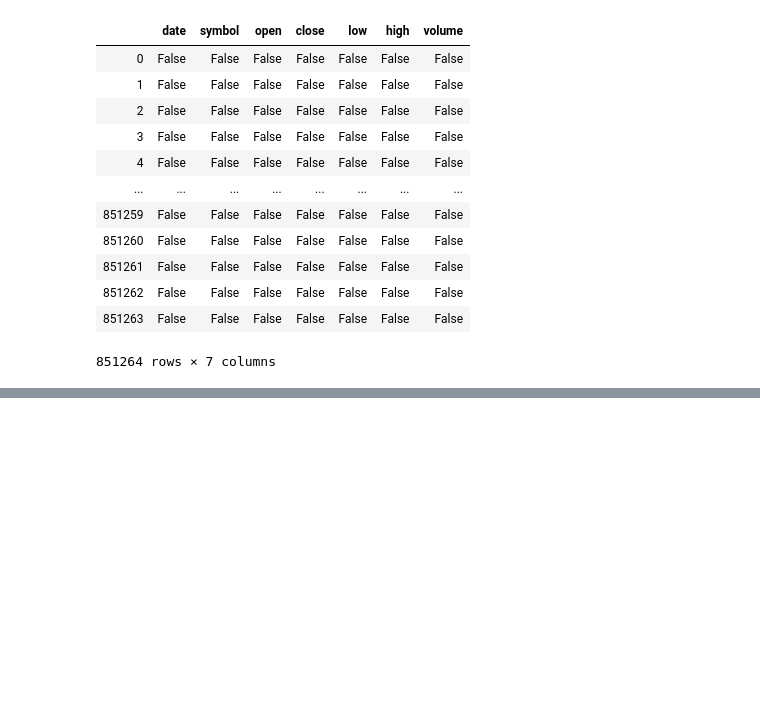
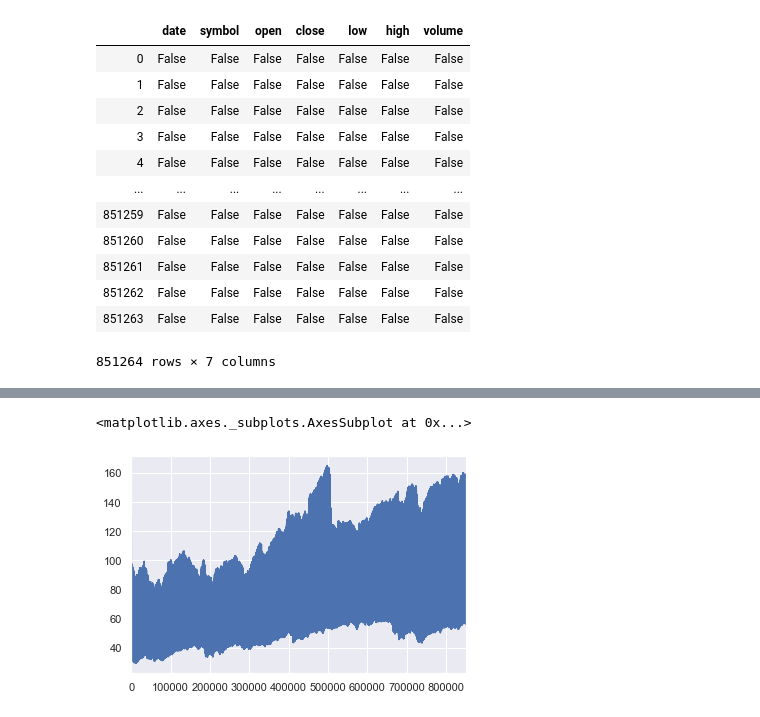
Before and after one commit to MrThomasLowe/honoursrepo, a Jupyter notebook: jupyter version.ipynb, the cells around one changed output, grey strips where cells are left out. Cells and saved outputs as stored; diff of their text form; code cells hidden in the pictures; blank space fills up the shorter version.

```diff
--- a/jupyter version.ipynb
+++ b/jupyter version.ipynb
@@ -69,0 +91,5 @@ KeyboardInterrupt:
+# %%
+stock_data['close'].rolling(25).mean().plot()
+# %% [output]
+<matplotlib.axes._subplots.AxesSubplot at 0x...>
+[figure, added]
```
Also changed, not shown: parts of 10 cells of this notebook, 2 other files.
